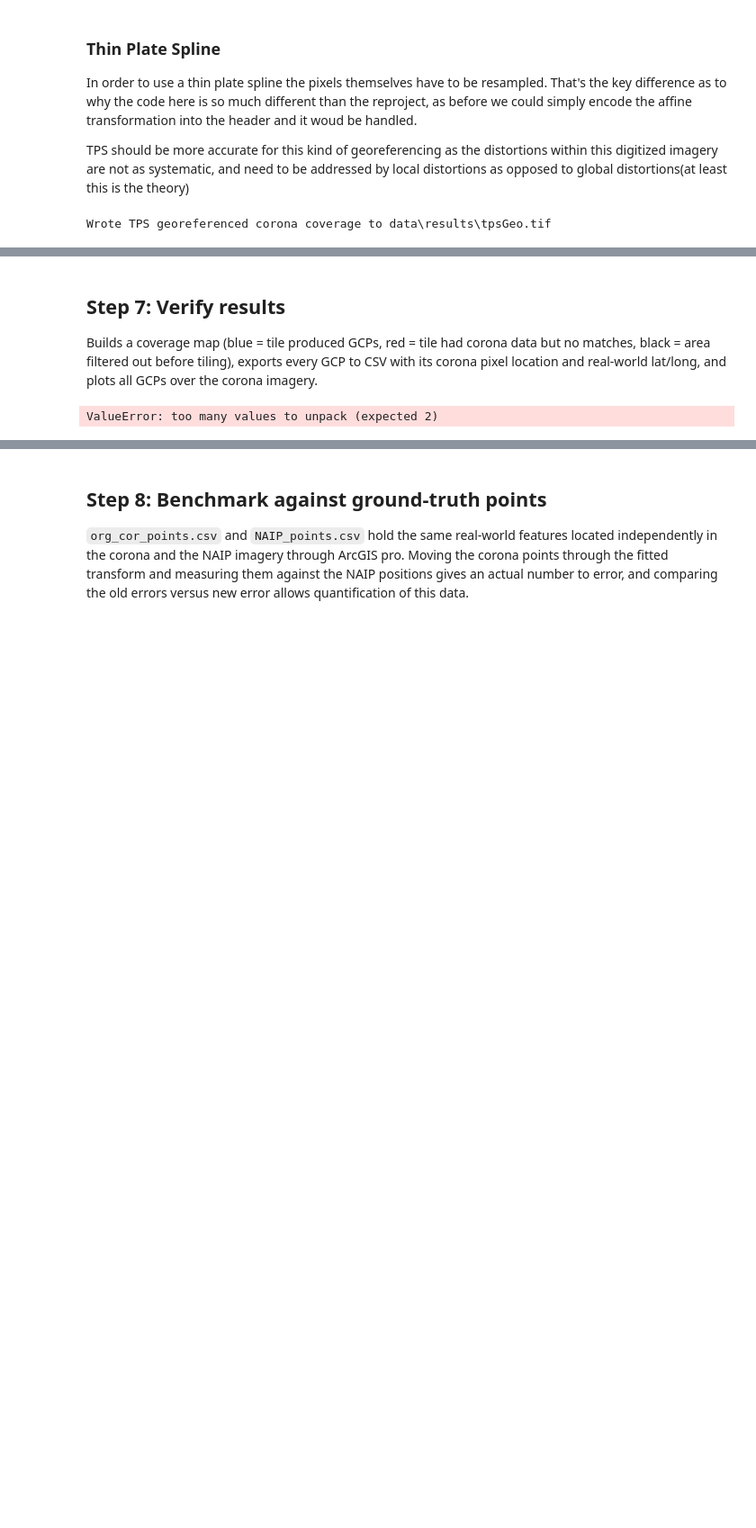
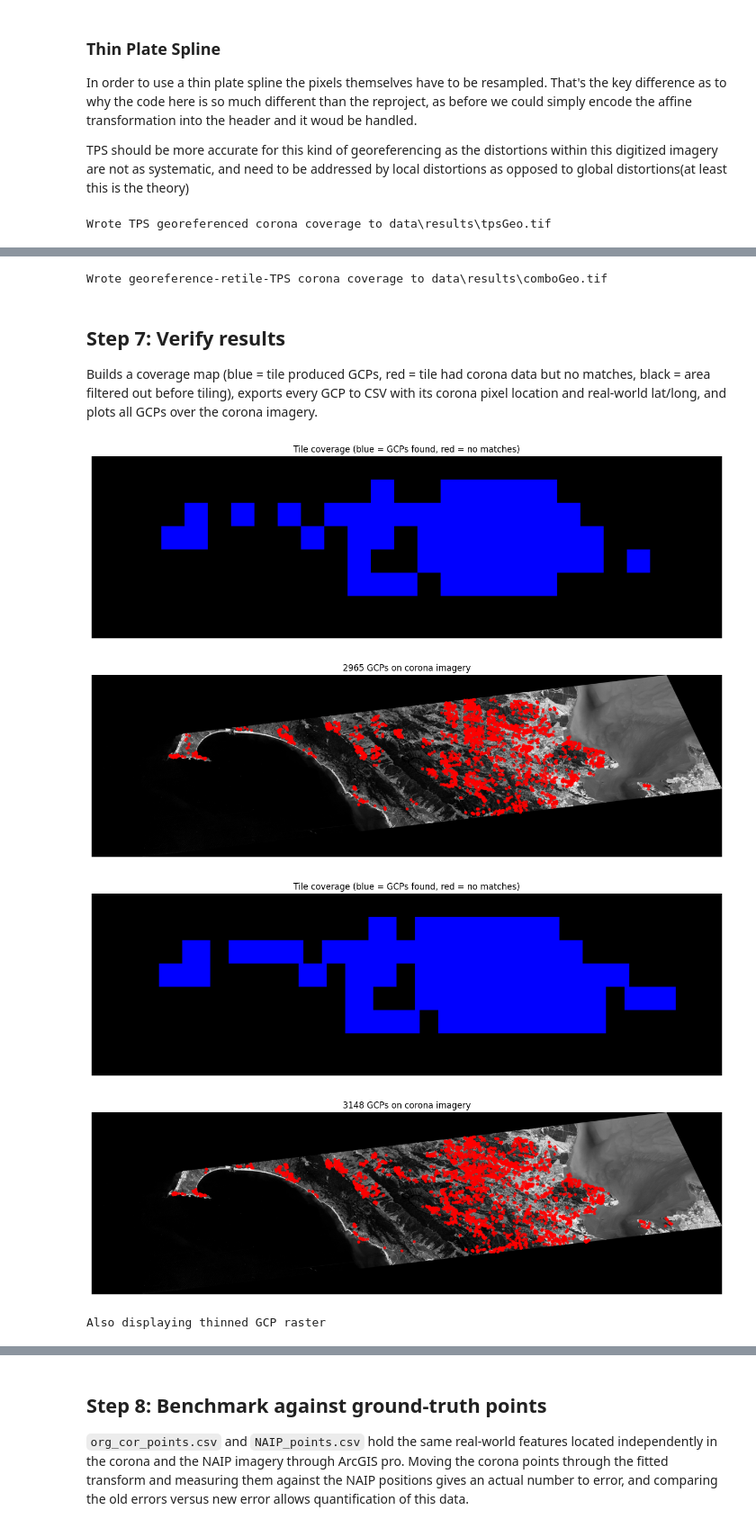
Before and after one commit to geo-di-lab/corona-auto-georeferencing, a Jupyter notebook: Workflow.ipynb, the cells around one changed output, grey strips where cells are left out. Shown at 90% size. Cells and saved outputs as stored; diff of their text form; code cells hidden in the pictures; blank space fills up the shorter version.

Commit message:
Added section which combines projective transformation and TPS.

```diff
--- a/Workflow.ipynb
+++ b/Workflow.ipynb
@@ -79,6 +79,7 @@ naip_source_path = "data/source/NAIPCoverage.tif"
 
 tile_size = 1024
 tiles_dir = Path("data/tiles")
+pass2_tiles_dir = Path("data/tiles_pass2")  # tiles cut from the projectively georeferenced image
 georef_dir = Path("data/results")
 
 confidence_threshold = 0.98
@@ -97,6 +98,7 @@ benchmark_corona_csv = "data/benchmark/org_cor_points.csv"
 benchmark_naip_csv = "data/benchmark/NAIP_points.csv"
 benchmark_moved_csv = "data/benchmark/transformed_cor_points.csv"
 benchmark_tps_csv = "data/benchmark/tps_cor_points.csv"
+benchmark_combo_csv = "data/benchmark/combo_cor_points.csv"
 # %% [markdown]
 ## Function Definitions
 All functions used by the workflow steps below, defined once up front.
@@ -768,15 +799,63 @@ Wrote TPS georeferenced corona coverage to data\results\tpsGeo.tif
+# %%
+from rasterio.warp import calculate_default_transform, reproject
+
+combo_georef_path = georef_dir / "comboGeo.tif"
+
+# GDAL can't parse z=None, so give every GCP an explicit z (same as the Step 6 TPS)
+combo_gcps = [GroundControlPoint(row=g.row, col=g.col, x=g.x, y=g.y, z=0.0) for g in gcps_pass2_thinned]
+
+with rasterio.open(pr_georef_path) as src:
+    combo_transform, width, height = calculate_default_transform(
+        src.crs, naip_crs, src.width, src.height, gcps=combo_gcps)
+
+    kwargs = src.meta.copy()
+    kwargs.update({
+        'crs': naip_crs,
+        'transform': combo_transform,
+        'width': width,
+        'height': height,
+        'nodata': 0,
+    })
+
+    with rasterio.open(combo_georef_path, 'w', **kwargs) as ds:
+        for i in range(1, src.count + 1):
+            reproject(
+                source=src.read(i),   # an array, not rasterio.band - a band source ignores gcps
+                destination=rasterio.band(ds, i),
+                gcps=combo_gcps,
+                src_crs=src.crs,
+                dst_transform=combo_transform,
+                dst_crs=naip_crs,
+                resampling=Resampling.bilinear,
+                METHOD='GCP_TPS',
+            )
+
+print(f"Wrote georeference-retile-TPS corona coverage to {combo_georef_path}")
+# %% [output]
+Wrote georeference-retile-TPS corona coverage to data\results\comboGeo.tif
 # %% [markdown]
 ## Step 7: Verify results
 Builds a coverage map (blue = tile produced GCPs, red = tile had corona data but no matches, black = area filtered out before tiling), exports every GCP to CSV with its corona pixel location and real-world lat/long, and plots all GCPs over the corona imagery.
 # %%
 create_coverage_raster(tile_records, corona_source_path, str(georef_dir / "coverage.tif"))
 display_coverage_raster(str(georef_dir / "coverage.tif"))
 export_gcps_csv(gcps, naip_crs, str(georef_dir / "gcps.csv"))
 display_gcps(gcps, corona_source_path)
 
+create_coverage_raster(tile_records_pass2,pr_georef_path, str(georef_dir / "coverage2.tif"))
+display_coverage_raster(str(georef_dir / "coverage2.tif"))
+
+export_gcps_csv(gcps_pass2, naip_crs, str(georef_dir / "gcps2.csv"))
+display_gcps(gcps_pass2, pr_georef_path)
+
+
 #If thinned GCPS are used also display
 if len(gcps_thinned)>0:
     print("Also displaying thinned GCP raster")
     display_gcps(gcps_thinned, corona_source_path)
 # %% [output]
+[figure, added]
+[figure, added]
+[figure, added]
+[figure, added]
-ValueError: too many values to unpack (expected 2)
+Also displaying thinned GCP raster
```
Also changed, not shown: parts of 12 cells of this notebook.
